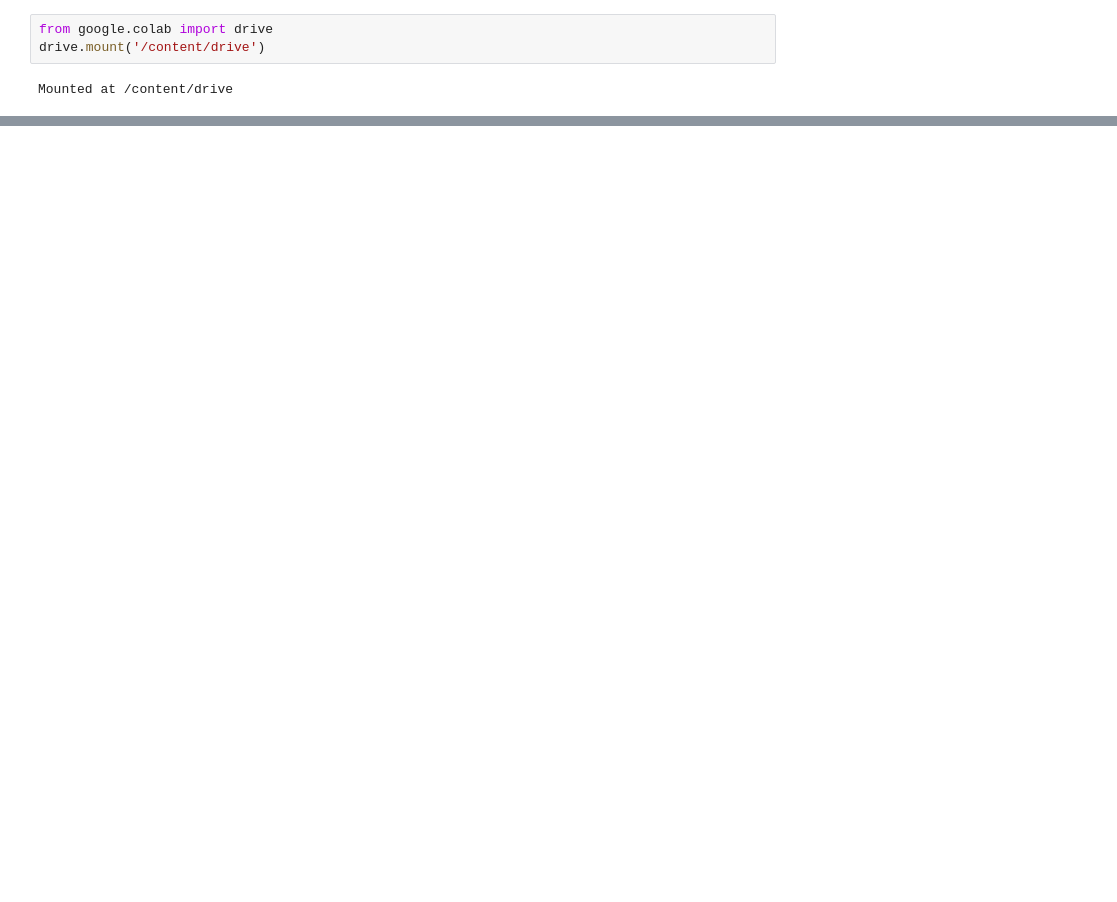
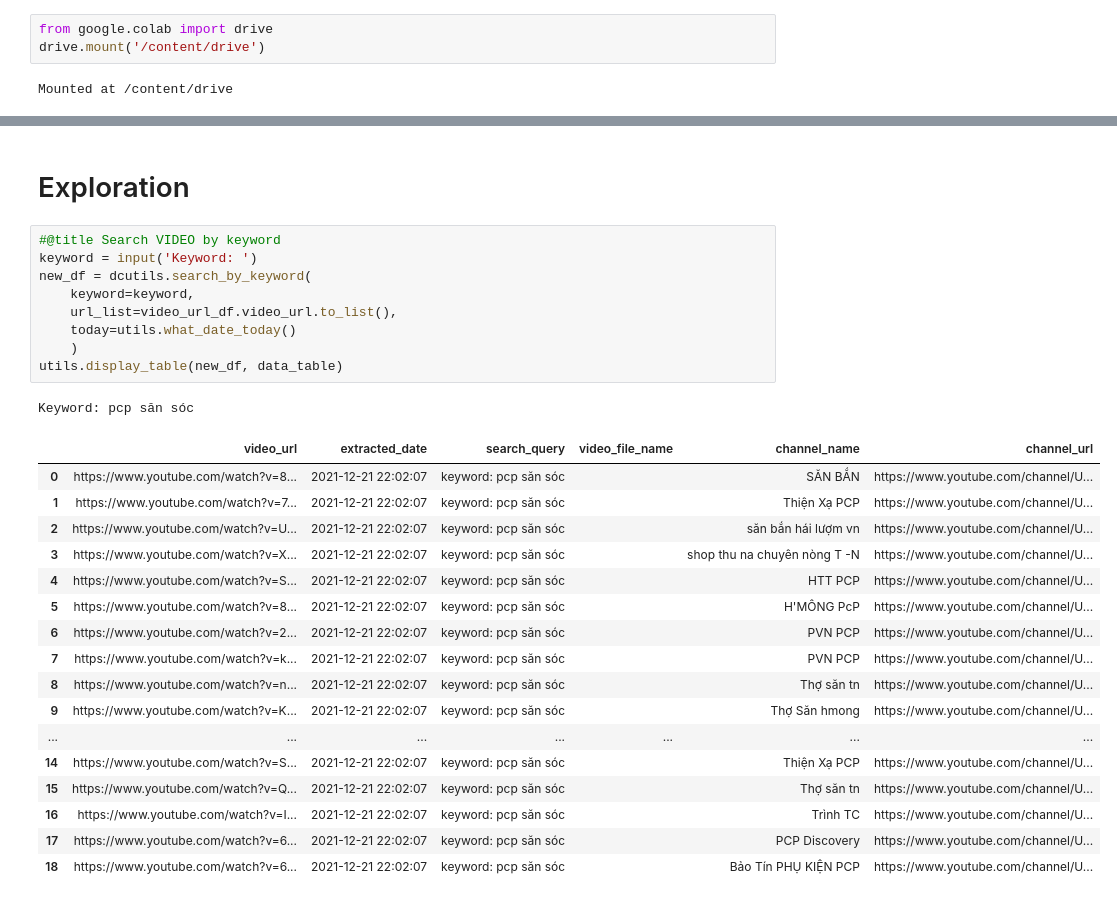
Before and after one commit to hoangantk6/Youtube_Hunting, a Jupyter notebook: 01-Data-Collection/01_video-searcher.ipynb, the cells around one changed output, grey strips where cells are left out. Drawn from its saved outputs; the diff is of its cells as text; blank space fills up the shorter version.

```diff
--- a/01-Data-Collection/01_video-searcher.ipynb
+++ b/01-Data-Collection/01_video-searcher.ipynb
@@ -189,0 +116,30 @@ display_table(temp_df)
+# %% [markdown]
+# Exploration
+# %%
+#@title Search VIDEO by keyword
+keyword = input('Keyword: ')
+new_df = dcutils.search_by_keyword(
+    keyword=keyword,
+    url_list=video_url_df.video_url.to_list(),
+    today=utils.what_date_today()
+    )
+utils.display_table(new_df, data_table)
+# %% [output]
+Keyword: pcp săn sóc
+|  | video_url | extracted_date | search_query | video_file_name | channel_name | channel_url |
+| 0 | https://www.youtube.com/watch?v=8... | 2021-12-21 22:02:07 | keyword: pcp săn sóc |  | SĂN BẮN | https://www.youtube.com/channel/U... |
+| 1 | https://www.youtube.com/watch?v=7... | 2021-12-21 22:02:07 | keyword: pcp săn sóc |  | Thiện Xạ PCP | https://www.youtube.com/channel/U... |
+| 2 | https://www.youtube.com/watch?v=U... | 2021-12-21 22:02:07 | keyword: pcp săn sóc |  | săn bắn hái lượm vn | https://www.youtube.com/channel/U... |
+| 3 | https://www.youtube.com/watch?v=X... | 2021-12-21 22:02:07 | keyword: pcp săn sóc |  | shop thu na chuyên nòng T -N | https://www.youtube.com/channel/U... |
+| 4 | https://www.youtube.com/watch?v=S... | 2021-12-21 22:02:07 | keyword: pcp săn sóc |  | HTT PCP | https://www.youtube.com/channel/U... |
+| 5 | https://www.youtube.com/watch?v=8... | 2021-12-21 22:02:07 | keyword: pcp săn sóc |  | H'MÔNG PcP | https://www.youtube.com/channel/U... |
+| 6 | https://www.youtube.com/watch?v=2... | 2021-12-21 22:02:07 | keyword: pcp săn sóc |  | PVN PCP | https://www.youtube.com/channel/U... |
+| 7 | https://www.youtube.com/watch?v=k... | 2021-12-21 22:02:07 | keyword: pcp săn sóc |  | PVN PCP | https://www.youtube.com/channel/U... |
+| 8 | https://www.youtube.com/watch?v=n... | 2021-12-21 22:02:07 | keyword: pcp săn sóc |  | Thợ săn tn | https://www.youtube.com/channel/U... |
+| 9 | https://www.youtube.com/watch?v=K... | 2021-12-21 22:02:07 | keyword: pcp săn sóc |  | Thợ Săn hmong | https://www.youtube.com/channel/U... |
+| ... | ... | ... | ... | ... | ... | ... |
+| 14 | https://www.youtube.com/watch?v=S... | 2021-12-21 22:02:07 | keyword: pcp săn sóc |  | Thiện Xạ PCP | https://www.youtube.com/channel/U... |
+| 15 | https://www.youtube.com/watch?v=Q... | 2021-12-21 22:02:07 | keyword: pcp săn sóc |  | Thợ săn tn | https://www.youtube.com/channel/U... |
+| 16 | https://www.youtube.com/watch?v=I... | 2021-12-21 22:02:07 | keyword: pcp săn sóc |  | Trình TC | https://www.youtube.com/channel/U... |
+| 17 | https://www.youtube.com/watch?v=6... | 2021-12-21 22:02:07 | keyword: pcp săn sóc |  | PCP Discovery | https://www.youtube.com/channel/U... |
+| 18 | https://www.youtube.com/watch?v=6... | 2021-12-21 22:02:07 | keyword: pcp săn sóc |  | Bảo Tín PHỤ KIỆN PCP | https://www.youtube.com/channel/U... |
```
Also changed, not shown: parts of 43 cells of this notebook.
